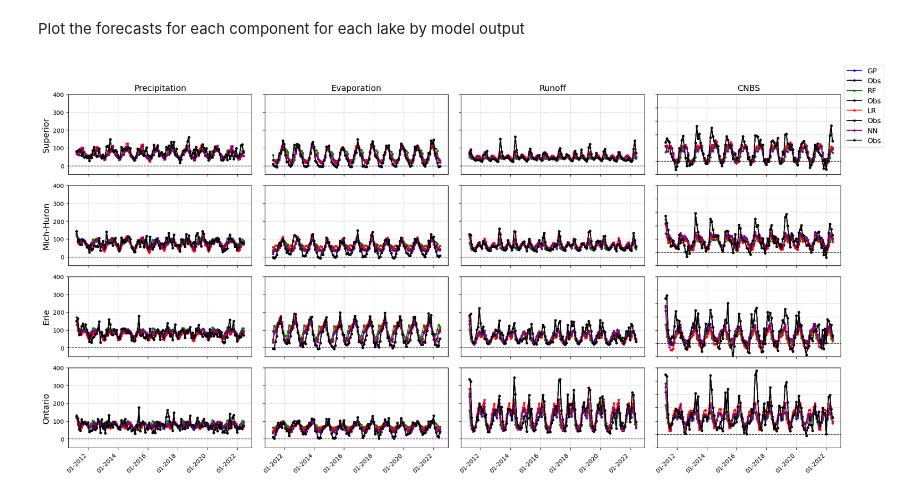
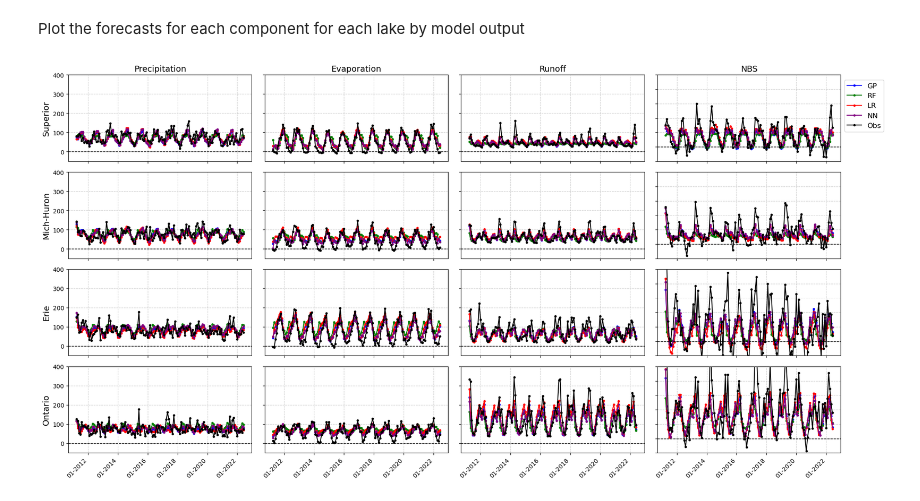
Before and after one commit to great-lakes-ai-lab/cnbs-predictor, a Jupyter notebook: notebooks/verification/cnbs_predictor_verification.ipynb, the cells around one changed output. Drawn from its saved outputs; the diff is of its cells as text; code cells hidden in the pictures.

Commit message:
updates to verification

```diff
--- a/notebooks/verification/cnbs_predictor_verification.ipynb
+++ b/notebooks/verification/cnbs_predictor_verification.ipynb
@@ -235,3 +186,6 @@ print(df_pivoted)
+# %%
+df['year_month'] = pd.to_datetime(df['year'].astype(str) + '-' + df['month'].astype(str), format='%Y-%m').dt.strftime('%Y-%m')
+median_df['year_month'] = median_df['year'].astype(str) + '-' + median_df['month'].astype(str).str.zfill(2)
 # %%
 # Open L2 data
 sup_evap = pd.read_csv(dir + 'l2swbm/superiorEvap_MonthlyRun.csv')
@@ -255,17 +209,13 @@ l2_obs = pd.DataFrame({
     'superior_evaporation_obs': sup_evap['Median'],
     'superior_precipitation_obs': sup_precip['Median'],
     'superior_runoff_obs': sup_runoff['Median'],
-    'superior_cnbs_obs': sup_precip['Median']+sup_runoff['Median']-sup_evap['Median'],
     'michigan-huron_evaporation_obs': mih_evap['Median'],
     'michigan-huron_precipitation_obs': mih_precip['Median'],
     'michigan-huron_runoff_obs': mih_runoff['Median'],
-    'michigan-huron_cnbs_obs': mih_precip['Median']+mih_runoff['Median']-mih_evap['Median'],
     'erie_evaporation_obs': eri_evap['Median'],
     'erie_precipitation_obs': eri_precip['Median'],
     'erie_runoff_obs': eri_runoff['Median'],
-    'erie_cnbs_obs': eri_precip['Median']+eri_runoff['Median']-eri_evap['Median'],
     'ontario_evaporation_obs': ont_evap['Median'],
     'ontario_precipitation_obs': ont_precip['Median'],
-    'ontario_runoff_obs': ont_runoff['Median'],
-    'ontario_cnbs_obs': ont_precip['Median']+ont_runoff['Median']-ont_evap['Median']
-})
+    'ontario_runoff_obs': ont_runoff['Median']
+    })
@@ -299,13 +245,13 @@ observed_eri = pd.read_csv(dir + 'glcc/LakeErie_MonthlyNetBasinSupply_1900to2025
 observed_ont = pd.read_csv(dir + 'glcc/LakeOntario_MonthlyNetBasinSupply_1900to2025.csv', skiprows=11)
 
 df_obs_sup = format_observed_data(observed_sup)
-df_obs_sup.rename(columns={'Observed': 'superior_cnbs_obs'}, inplace=True)
+df_obs_sup.rename(columns={'Observed': 'superior_nbs_obs'}, inplace=True)
 df_obs_mih = format_observed_data(observed_mih)
-df_obs_mih.rename(columns={'Observed': 'michigan-huron_cnbs_obs'}, inplace=True)
+df_obs_mih.rename(columns={'Observed': 'michigan-huron_nbs_obs'}, inplace=True)
 df_obs_eri = format_observed_data(observed_eri)
-df_obs_eri.rename(columns={'Observed': 'erie_cnbs_obs'}, inplace=True)
+df_obs_eri.rename(columns={'Observed': 'erie_nbs_obs'}, inplace=True)
 df_obs_ont = format_observed_data(observed_ont)
-df_obs_ont.rename(columns={'Observed': 'ontario_cnbs_obs'}, inplace=True)
+df_obs_ont.rename(columns={'Observed': 'ontario_nbs_obs'}, inplace=True)
 
 df_obs_merged = pd.merge(df_obs_sup, df_obs_mih, on="year_month", how="outer")
 df_obs_merged = pd.merge(df_obs_merged, df_obs_eri, on="year_month", how="outer")
@@ -318,8 +264,8 @@ df_obs_merged['seconds_in_month'] = df_obs_merged['year_month'].apply(
 
 # Convert m³/s to mm using lake surface areas
 for col in df_obs_merged.columns:
-    if col.endswith('_cnbs_obs'):
-        lake = col.replace('_cnbs_obs', '')
+    if col.endswith('_nbs_obs'):
+        lake = col.replace('_nbs_obs', '')
         area = lake_areas.get(lake)
         if area:
             df_obs_merged[col] = df_obs_merged[col] * df_obs_merged['seconds_in_month'] / area * 1000
@@ -329,22 +279,17 @@ df_obs_mm['year_month'] = pd.to_datetime(df_obs_mm['year_month']).dt.strftime('%
 # %%
 df_combined1 = pd.merge(median_df, l2_obs, on=('year_month'), how='left')
-#df_combined = pd.merge(df_combined1, df_obs_mm, on=('year_month'), how='left')
-df_combined = df_combined1.dropna()
+df_combined = pd.merge(df_combined1, df_obs_mm, on=('year_month'), how='left')
+df_combined_median = df_combined.dropna()
 # %% [markdown]
 Plot the forecasts for each component for each lake by model output
 # %%
-import matplotlib.pyplot as plt
-import matplotlib.dates as mdates
-import numpy as np
-import pandas as pd
-
 # Define model colors
 model_colors = {'GP': 'blue', 'RF': 'green', 'LR': 'red', 'NN': 'purple'}
 
 # Define lake names and components
 lakes = ['superior', 'michigan-huron', 'erie', 'ontario']
-components = ['precipitation', 'evaporation', 'runoff', 'cnbs']
-titles = ['Precipitation', 'Evaporation', 'Runoff', 'CNBS']
+components = ['precipitation', 'evaporation', 'runoff', 'nbs']
+titles = ['Precipitation', 'Evaporation', 'Runoff', 'NBS']
 ylabels = ['Superior', 'Mich-Huron', 'Erie', 'Ontario']
 
 # Create subplot grid
@@ -360,14 +305,15 @@ for row, lake in enumerate(lakes):
 
         for model_info in models_info:
             model_name = model_info['model']
-            model_df = df_combined[df_combined['model'] == model_name].copy()
+            model_df = df_combined_median[df_combined_median['model'] == model_name].copy()
             model_df['date'] = pd.to_datetime(model_df['year_month'])
 
             # Plot model prediction
             ax.plot(model_df['date'], model_df[column], marker='o', markersize=3,
                     color=model_colors[model_name], label=model_name)
-            # Plot observations
-            ax.plot(model_df['date'], model_df[obs_column], marker='o', markersize=3,
+
+        # Plot observations
+        ax.plot(model_df['date'], model_df[obs_column], marker='o', markersize=3,
                     color='black', linewidth=1.5, label='Obs')
 
         ax.axhline(0, color='black', linestyle='--', linewidth=1)
@@ -381,32 +327,32 @@ for row, lake in enumerate(lakes):
             ax.xaxis.set_major_formatter(mdates.DateFormatter('%m-%Y'))
             ax.tick_params(axis='x', rotation=45)
             for label in ax.get_xticklabels():
                 label.set_horizontalalignment('right')
         else:
             ax.set_xticklabels([])
 
         if col == 0:
             ax.set_ylabel(ylabels[row], fontsize=14)
         else:
             ax.set_yticklabels([])
         if col == 3:
             ax.set_ylim(-100, 500)
         else:
             ax.set_ylim(-50, 400)
 
 # Add legend once
 axs[0, 3].legend(loc='lower left', bbox_to_anchor=(1, 0.3), fontsize=12)
 
 start_date = pd.to_datetime('2013-01-01')
 end_date = pd.to_datetime('2015-01-01')
 
 #for ax_row in axs:
 #    for ax in ax_row:
 #        ax.set_xlim(start_date, end_date)
 
 # Save and show plot
 plt.tight_layout()
-plt.savefig('CNBS_forecasts.png', dpi=300)
+plt.savefig('CNBS_forecasts_verification.png', dpi=300)
 plt.show()
 # %% [output]
-[figure, old version]
+[figure, new version]
```
Also changed, not shown: parts of 23 cells of this notebook, 12 other files.
